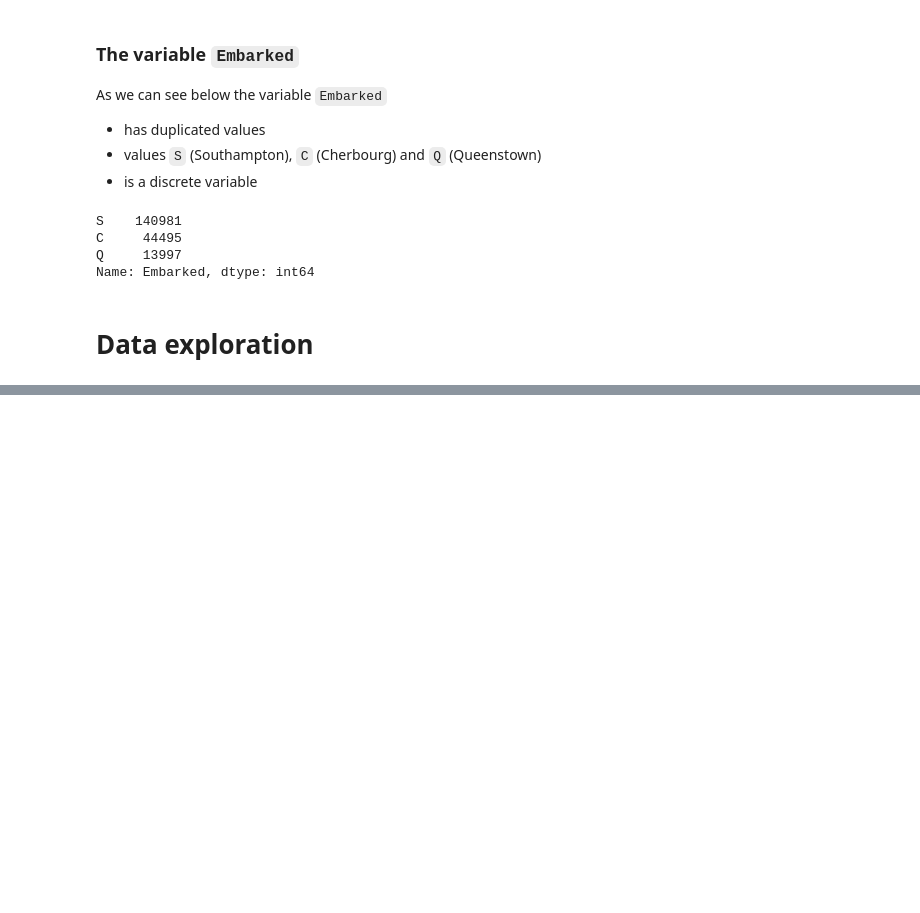
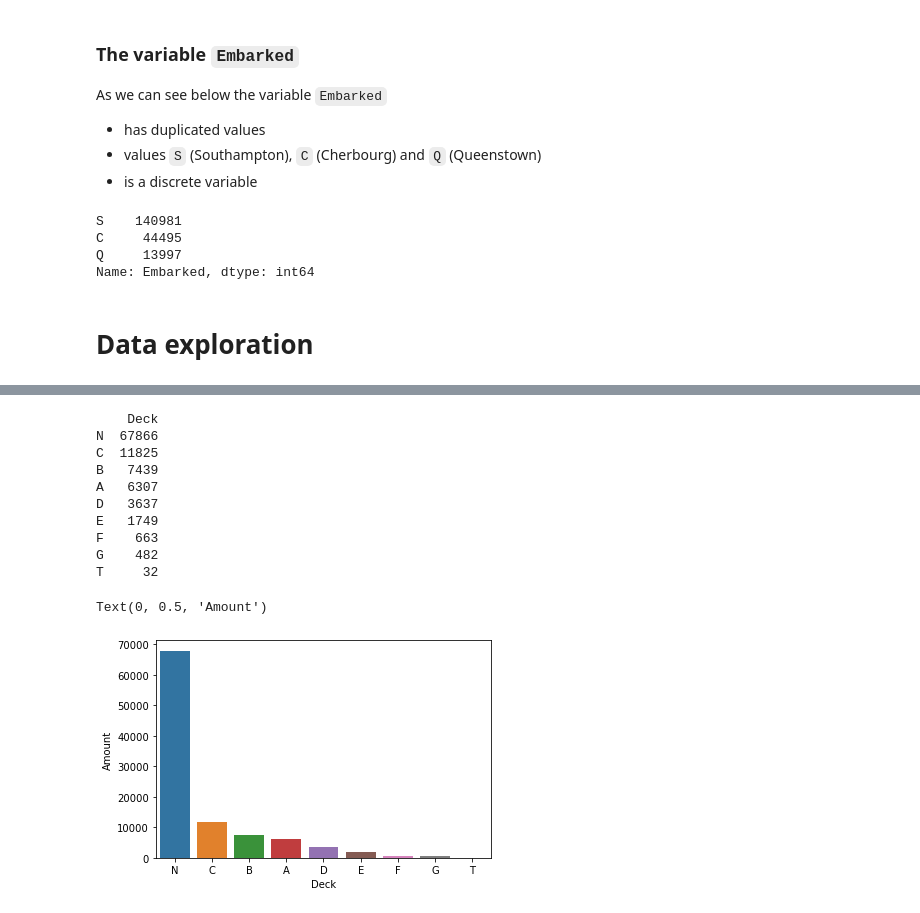
Before and after one commit to oduginov/ml-intro, a Jupyter notebook: 2_data_exploration/eda.ipynb, the cells around one changed output, grey strips where cells are left out. Cells and saved outputs as stored; diff of their text form; code cells hidden in the pictures; blank space fills up the shorter version.

```diff
--- a/2_data_exploration/eda.ipynb
+++ b/2_data_exploration/eda.ipynb
@@ -424,0 +561,21 @@ train.head()
+# %%
+frequency_table = pd.DataFrame(train['Deck'].value_counts())
+print(frequency_table)
+
+# bar chart
+sns.barplot(x=frequency_table.index, y=frequency_table['Deck'])
+plt.xlabel("Deck")
+plt.ylabel("Amount")
+# %% [output]
+    Deck
+N  67866
+C  11825
+B   7439
+A   6307
+D   3637
+E   1749
+F    663
+G    482
+T     32
+Text(0, 0.5, 'Amount')
+[figure, added]
```
Also changed, not shown: parts of 25 cells of this notebook.
